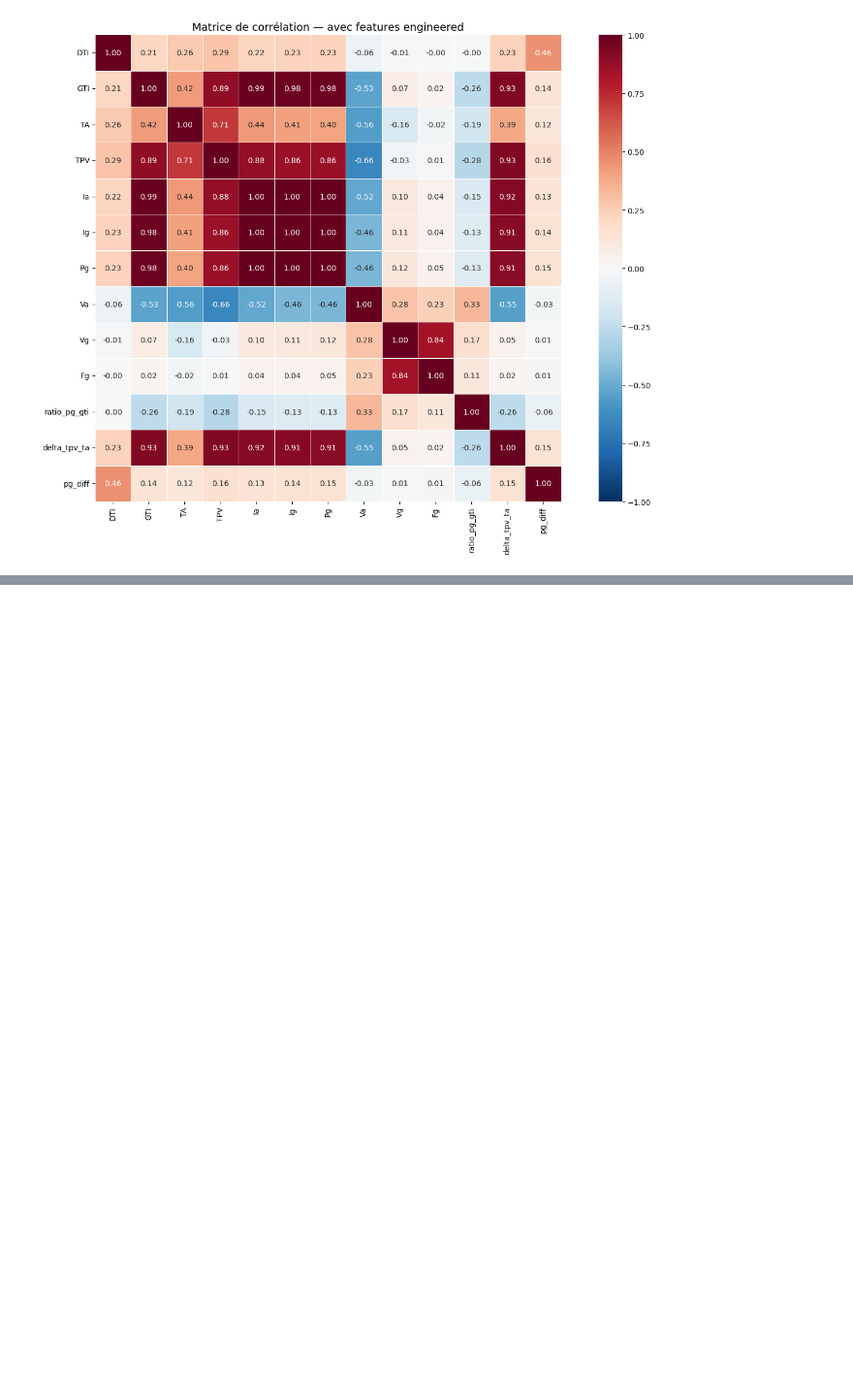
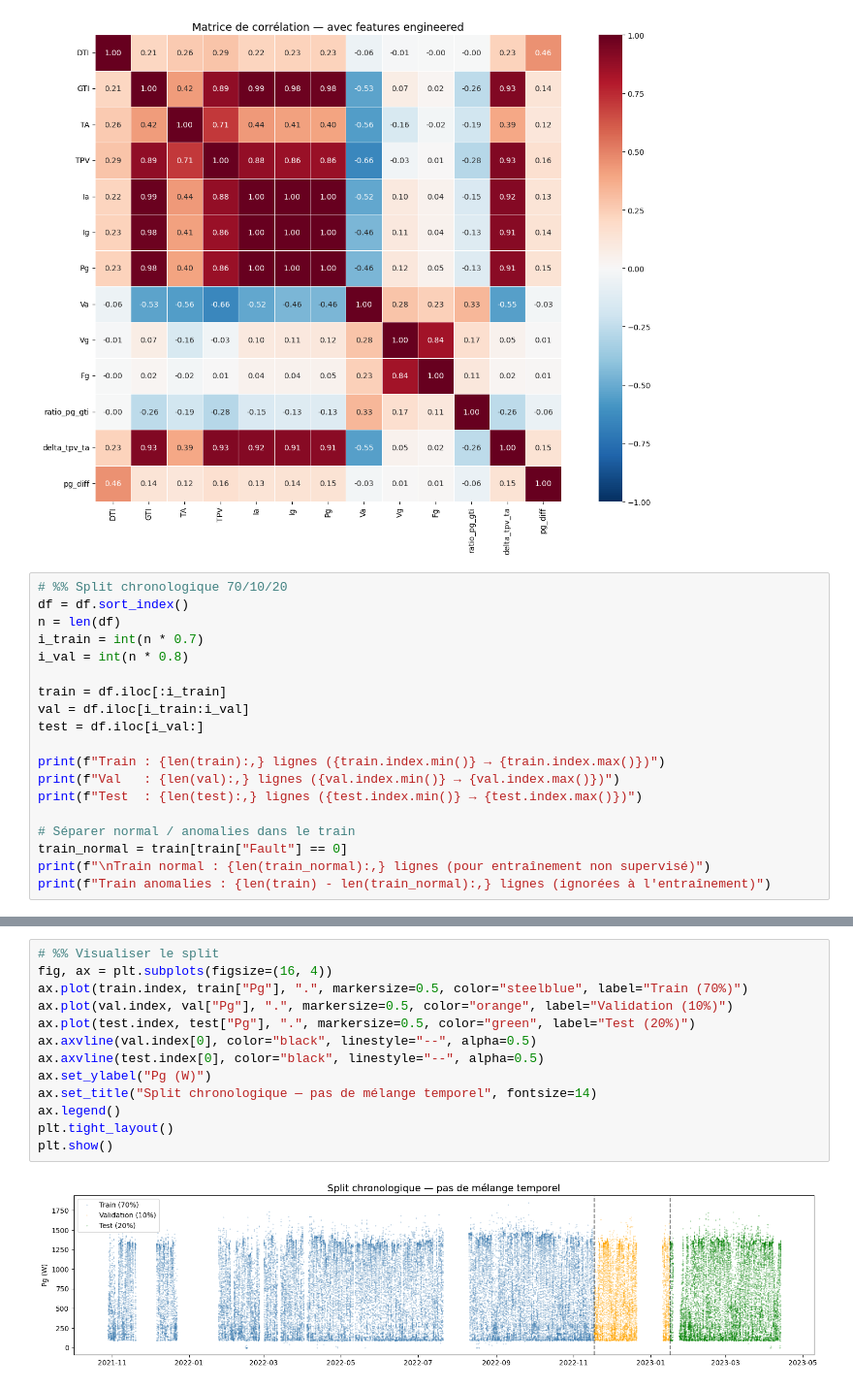
Before and after one commit to mounjimallak-bit/pfa-photovoltaique, a Jupyter notebook: notebooks/03_pretraitement.ipynb, the cells around one changed output, grey strips where cells are left out. Shown at 97% size. Cells and saved outputs as stored; diff of their text form; blank space fills up the shorter version.

```diff
--- a/notebooks/03_pretraitement.ipynb
+++ b/notebooks/03_pretraitement.ipynb
@@ -381,3 +596,22 @@ plt.tight_layout()
 plt.show()
 # %% [output]
 [figure]
+# %%
+# %% Split chronologique 70/10/20
+df = df.sort_index()
+n = len(df)
+i_train = int(n * 0.7)
+i_val = int(n * 0.8)
+
+train = df.iloc[:i_train]
+val = df.iloc[i_train:i_val]
+test = df.iloc[i_val:]
+
+print(f"Train : {len(train):,} lignes ({train.index.min()} → {train.index.max()})")
+print(f"Val   : {len(val):,} lignes ({val.index.min()} → {val.index.max()})")
+print(f"Test  : {len(test):,} lignes ({test.index.min()} → {test.index.max()})")
+
+# Séparer normal / anomalies dans le train
+train_normal = train[train["Fault"] == 0]
+print(f"\nTrain normal : {len(train_normal):,} lignes (pour entraînement non supervisé)")
+print(f"Train anomalies : {len(train) - len(train_normal):,} lignes (ignorées à l'entraînement)")
@@ -383,0 +625,15 @@ plt.show()
+# %%
+# %% Visualiser le split
+fig, ax = plt.subplots(figsize=(16, 4))
+ax.plot(train.index, train["Pg"], ".", markersize=0.5, color="steelblue", label="Train (70%)")
+ax.plot(val.index, val["Pg"], ".", markersize=0.5, color="orange", label="Validation (10%)")
+ax.plot(test.index, test["Pg"], ".", markersize=0.5, color="green", label="Test (20%)")
+ax.axvline(val.index[0], color="black", linestyle="--", alpha=0.5)
+ax.axvline(test.index[0], color="black", linestyle="--", alpha=0.5)
+ax.set_ylabel("Pg (W)")
+ax.set_title("Split chronologique — pas de mélange temporel", fontsize=14)
+ax.legend()
+plt.tight_layout()
+plt.show()
+# %% [output]
+[figure, added]
```
Also changed, not shown: parts of 34 cells of this notebook, 20 other files.
